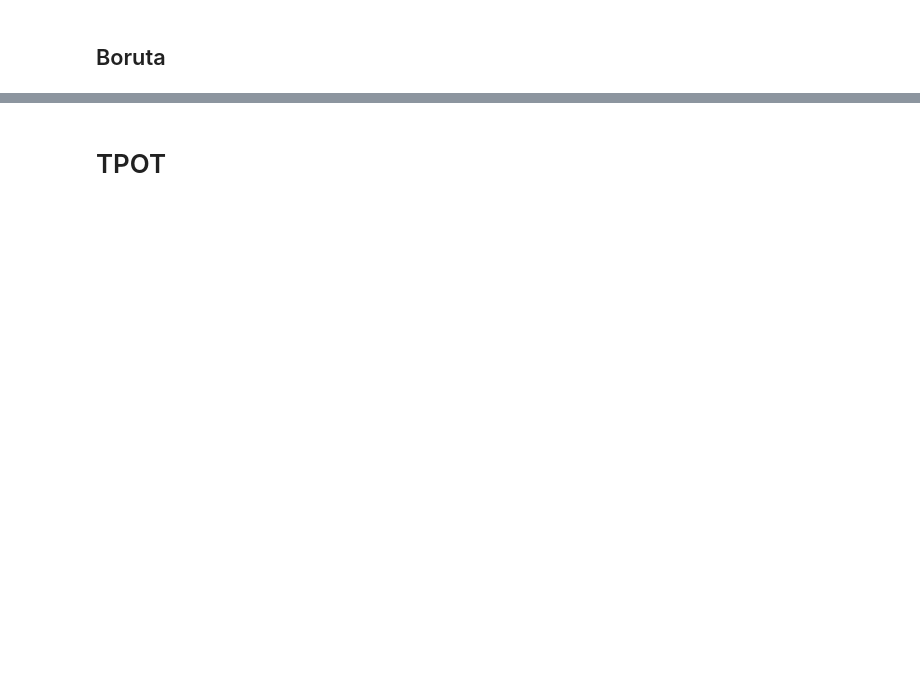
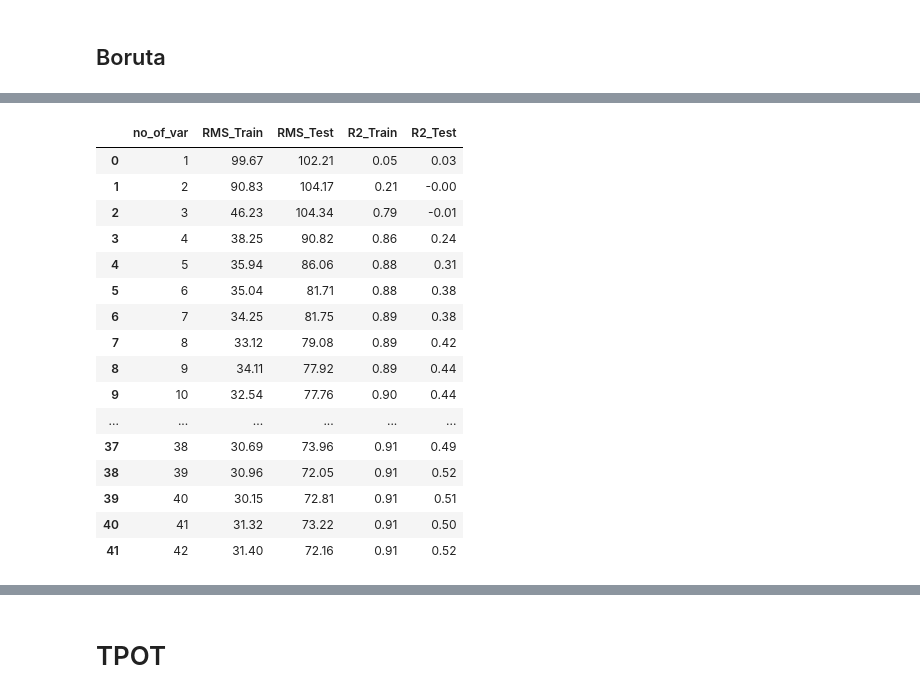
Before and after one commit to aahana-khajanchi/AdavancedDataScience-1, a Jupyter notebook: Assignment2/Part 5 - Feature Selection/Feature Selection.ipynb, the cells around one changed output, grey strips where cells are left out. Drawn from its saved outputs; the diff is of its cells as text; code cells hidden in the pictures; blank space fills up the shorter version.

```diff
--- a/Assignment2/Part 5 - Feature Selection/Feature Selection.ipynb
+++ b/Assignment2/Part 5 - Feature Selection/Feature Selection.ipynb
@@ -361,0 +432,18 @@ extracted_features = extract_features(timeseries, column_id="T1", column_sort="d
+# %%
+# Recursive Feature Elimination
+from sklearn.feature_selection import RFE
+from sklearn.linear_model import (LinearRegression, Ridge, Lasso)
+from sklearn.ensemble import RandomForestRegressor
+from sklearn.model_selection import train_test_split
+
+X = data.drop(columns=['date','Appliances'])
+y = data['Appliances']
+
+X_train, X_test, y_train, y_test = train_test_split(X, y, train_size = 0.75, test_size = 0.25)
+
+all_feature = my_cols
+feature_df = pd.DataFrame(index = all_feature)
+# Create a base classifier used to evaluate a subset of attributes
+model_lr = LinearRegression()
+model_lasso = Lasso()
+model_rf = RandomForestRegressor(n_estimators=50)
@@ -361,0 +536,20 @@ extracted_features = extract_features(timeseries, column_id="T1", column_sort="d
+# %%
+
+df_forward_X_train = pd.DataFrame()
+df_forward_X_test = pd.DataFrame()
+var_count = 0
+df_forward_rms_var_plot = pd.DataFrame(columns = ['no_of_var', 'RMS_Train', 'RMS_Test', 'R2_Train', 'R2_Test'])
+# %%
+feature_ranked_list = my_cols
+# %%
+for feature in feature_ranked_list:
+    var_count = var_count + 1
+    print(feature)
+    df_forward_X_train = pd.concat([df_forward_X_train, X_train[feature]], axis=1)
+    df_forward_X_test = pd.concat([df_forward_X_test, X_test[feature]], axis=1)
+
+    rms_returned = calculate_rms_randomforest(df_forward_X_train, df_forward_X_test, y_train, y_test)
+    rms_returned_list = [[var_count, rms_returned[0], rms_returned[1], rms_returned[2], rms_returned[3]]]
+
+    df_forward_rms_var_plot = df_forward_rms_var_plot.append(pd.DataFrame(
+        rms_returned_list, columns=['no_of_var', 'RMS_Train', 'RMS_Test', 'R2_Train', 'R2_Test']),ignore_index=True)
@@ -361,0 +574,20 @@ extracted_features = extract_features(timeseries, column_id="T1", column_sort="d
+# %%
+df_forward_rms_var_plot
+# %% [output]
+|  | no_of_var | RMS_Train | RMS_Test | R2_Train | R2_Test |
+| 0 | 1 | 99.67 | 102.21 | 0.05 | 0.03 |
+| 1 | 2 | 90.83 | 104.17 | 0.21 | -0.00 |
+| 2 | 3 | 46.23 | 104.34 | 0.79 | -0.01 |
+| 3 | 4 | 38.25 | 90.82 | 0.86 | 0.24 |
+| 4 | 5 | 35.94 | 86.06 | 0.88 | 0.31 |
+| 5 | 6 | 35.04 | 81.71 | 0.88 | 0.38 |
+| 6 | 7 | 34.25 | 81.75 | 0.89 | 0.38 |
+| 7 | 8 | 33.12 | 79.08 | 0.89 | 0.42 |
+| 8 | 9 | 34.11 | 77.92 | 0.89 | 0.44 |
+| 9 | 10 | 32.54 | 77.76 | 0.90 | 0.44 |
+| ... | ... | ... | ... | ... | ... |
+| 37 | 38 | 30.69 | 73.96 | 0.91 | 0.49 |
+| 38 | 39 | 30.96 | 72.05 | 0.91 | 0.52 |
+| 39 | 40 | 30.15 | 72.81 | 0.91 | 0.51 |
+| 40 | 41 | 31.32 | 73.22 | 0.91 | 0.50 |
+| 41 | 42 | 31.40 | 72.16 | 0.91 | 0.52 |
```
Also changed, not shown: parts of 31 cells of this notebook, 4 other files.
